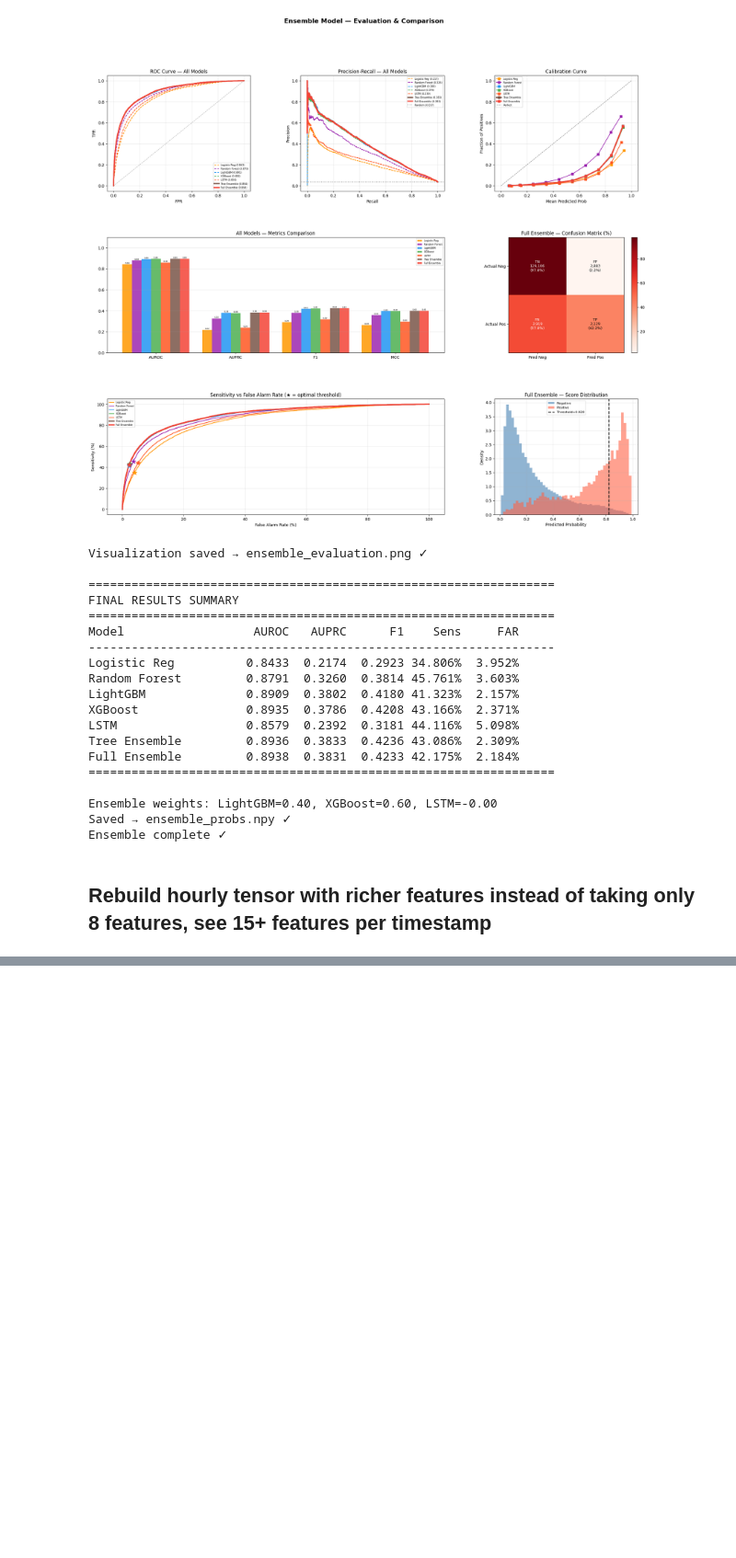
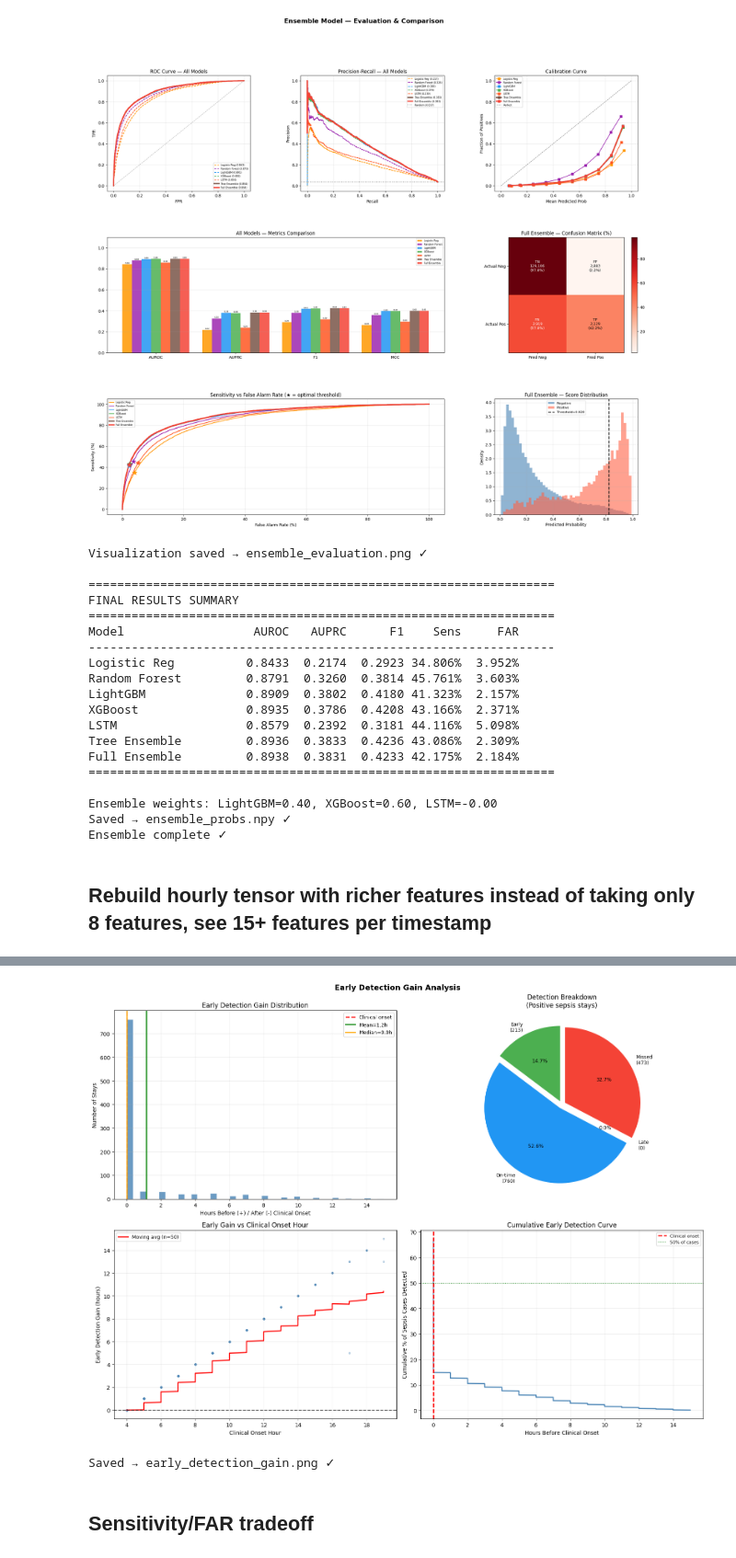
Before and after one commit to hamdikhasawneh/AI-sepsis, a Jupyter notebook: notebooks/03_model_training.ipynb, the cells around one changed output, grey strips where cells are left out. Shown at 92% size. Drawn from its saved outputs; the diff is of its cells as text; code cells hidden in the pictures; blank space fills up the shorter version.

```diff
--- a/notebooks/03_model_training.ipynb
+++ b/notebooks/03_model_training.ipynb
@@ -2589,0 +3735,70 @@ Ensemble complete ✓
+# %%
+# ── Cell 6: Early Detection Visualizations ────────────────────
+fig, axes = plt.subplots(2, 2, figsize=(16, 12))
+fig.suptitle('Early Detection Gain Analysis',
+             fontsize=14, fontweight='bold')
+
+# 1. Distribution of early gain
+gains = detected['early_gain'].values
+axes[0,0].hist(gains, bins=40, color='steelblue',
+               alpha=0.8, edgecolor='white')
+axes[0,0].axvline(0, color='red', lw=2, ls='--',
+                  label='Clinical onset')
+axes[0,0].axvline(detected['early_gain'].mean(), color='green',
+                  lw=2, label=f"Mean={detected['early_gain'].mean():.1f}h")
+axes[0,0].axvline(detected['early_gain'].median(), color='orange',
+                  lw=2, label=f"Median={detected['early_gain'].median():.1f}h")
+axes[0,0].set_xlabel('Hours Before (+) / After (-) Clinical Onset')
+axes[0,0].set_ylabel('Number of Stays')
+axes[0,0].set_title('Early Detection Gain Distribution')
+axes[0,0].legend(fontsize=9); axes[0,0].grid(alpha=0.3)
+
+# 2. Pie chart
+sizes  = [len(early), len(on_time), len(late), len(missed)]
+labels = [f'Early\n({len(early):,})',
+          f'On-time\n({len(on_time):,})',
+          f'Late\n({len(late):,})',
+          f'Missed\n({len(missed):,})']
+colors_pie = ['#4CAF50', '#2196F3', '#FF9800', '#F44336']
+axes[0,1].pie(sizes, labels=labels, colors=colors_pie,
+              explode=[0.05]*4, autopct='%1.1f%%',
+              startangle=90, textprops={'fontsize': 9})
+axes[0,1].set_title('Detection Breakdown\n(Positive sepsis stays)')
+
+# 3. Early gain vs clinical onset hour
+detected_plot = detected.dropna(subset=['early_gain'])
+axes[1,0].scatter(detected_plot['clinical_hour'],
+                  detected_plot['early_gain'],
+                  alpha=0.3, s=10, color='steelblue')
+detected_sorted = detected_plot.sort_values('clinical_hour')
+window = detected_sorted['early_gain'].rolling(50, min_periods=10).mean()
+axes[1,0].plot(detected_sorted['clinical_hour'], window,
+               color='red', lw=2, label='Moving avg (n=50)')
+axes[1,0].axhline(0, color='black', lw=1.5, ls='--', alpha=0.7)
+axes[1,0].set_xlabel('Clinical Onset Hour')
+axes[1,0].set_ylabel('Early Detection Gain (hours)')
+axes[1,0].set_title('Early Gain vs Clinical Onset Hour')
+axes[1,0].legend(fontsize=9); axes[1,0].grid(alpha=0.3)
+
+# 4. Cumulative detection curve
+sorted_gains = np.sort(detected['early_gain'].dropna().values)[::-1]
+cumulative   = np.arange(1, len(sorted_gains)+1) / len(detection) * 100
+axes[1,1].plot(sorted_gains, cumulative, color='steelblue', lw=2)
+axes[1,1].axvline(0, color='red', lw=2, ls='--', label='Clinical onset')
+axes[1,1].axhline(50, color='green', lw=1, ls=':',
+                  label='50% of cases')
+axes[1,1].set_xlabel('Hours Before Clinical Onset')
+axes[1,1].set_ylabel('Cumulative % of Sepsis Cases Detected')
+axes[1,1].set_title('Cumulative Early Detection Curve')
+axes[1,1].legend(fontsize=8); axes[1,1].grid(alpha=0.3)
+
+plt.tight_layout()
+plt.savefig(str(OUTPUT_DIR / 'early_detection_gain.png'),
+            dpi=150, bbox_inches='tight')
+plt.show()
+print("Saved → early_detection_gain.png ✓")
+# %% [output]
+[figure, added]
+Saved → early_detection_gain.png ✓
+# %% [markdown]
+## Sensitivity/FAR tradeoff
```
Also changed, not shown: parts of 18 cells of this notebook.
